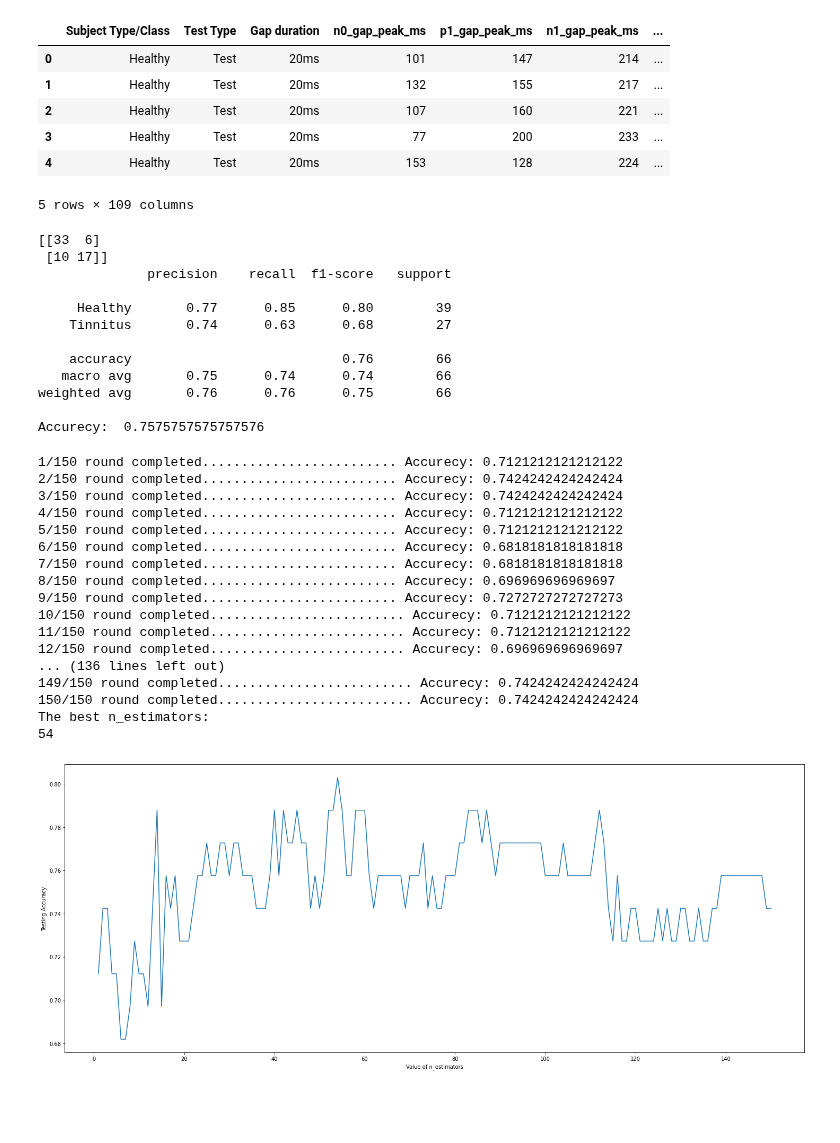
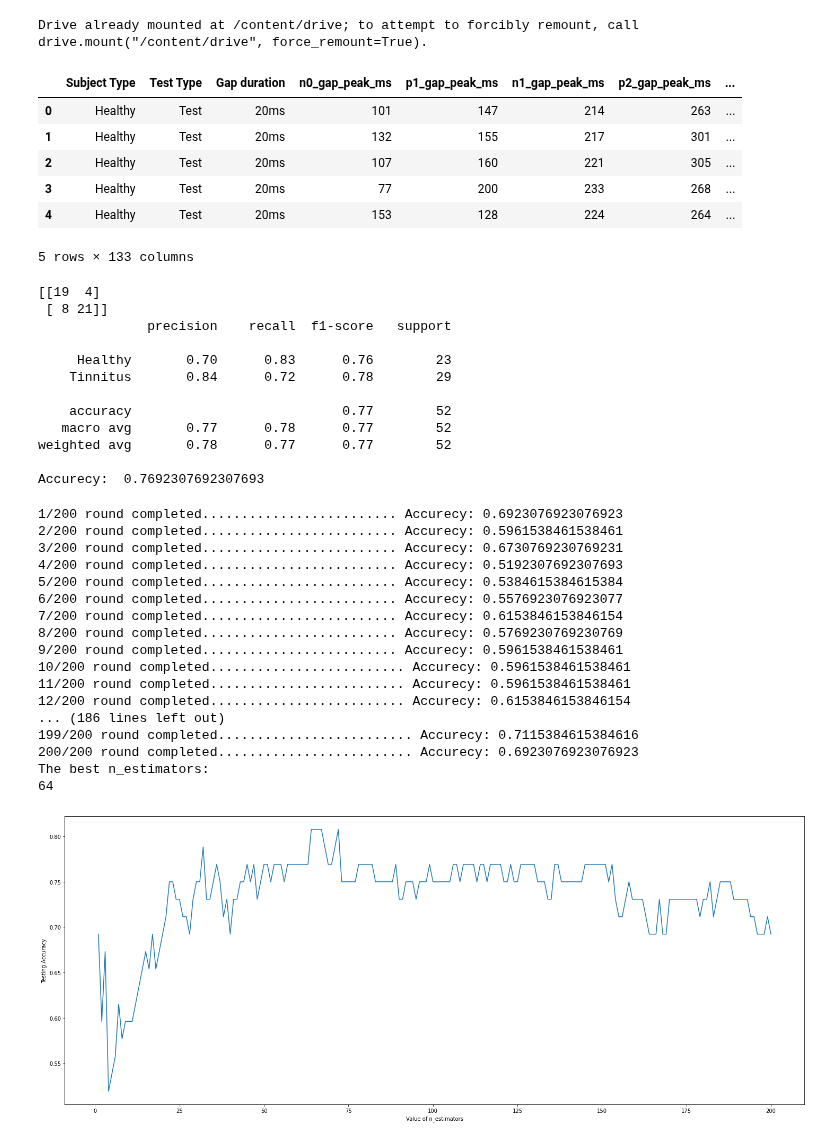
Before and after one commit to RafsanJany-44/ARC_Machine, a Jupyter notebook: MachineLearning_ADABoost.ipynb, the cells around one changed output. Drawn from its saved outputs; the diff is of its cells as text; code cells hidden in the pictures; blank space fills up the shorter version.

```diff
--- a/MachineLearning_ADABoost.ipynb
+++ b/MachineLearning_ADABoost.ipynb
@@ -3,17 +3,22 @@
+# %%
+from google.colab import drive
+drive.mount('/content/drive')
+# %% [output]
+Drive already mounted at /content/drive; to attempt to forcibly remount, call drive.mount("/content/drive", force_remount=True).
 # %%
 import numpy as np
 import pandas as pd
-dataset=pd.read_csv("https://raw.githubusercontent.com/RafsanJany-44/IQ-RAM-SIRSK/main/Tinnitus_ALR_features_106.csv")
+dataset=pd.read_csv("/content/drive/MyDrive/Iqram Sir/Tinnitus_ALR_features_130.csv")
 # %%
 dataset.head()
 # %% [output]
-|  | Subject Type/Class | Test Type | Gap duration | n0_gap_peak_ms | p1_gap_peak_ms | n1_gap_peak_ms | ... |
-| 0 | Healthy | Test | 20ms | 101 | 147 | 214 | ... |
-| 1 | Healthy | Test | 20ms | 132 | 155 | 217 | ... |
-| 2 | Healthy | Test | 20ms | 107 | 160 | 221 | ... |
-| 3 | Healthy | Test | 20ms | 77 | 200 | 233 | ... |
-| 4 | Healthy | Test | 20ms | 153 | 128 | 224 | ... |
+|  | Subject Type | Test Type | Gap duration | n0_gap_peak_ms | p1_gap_peak_ms | n1_gap_peak_ms | p2_gap_peak_ms | ... |
+| 0 | Healthy | Test | 20ms | 101 | 147 | 214 | 263 | ... |
+| 1 | Healthy | Test | 20ms | 132 | 155 | 217 | 301 | ... |
+| 2 | Healthy | Test | 20ms | 107 | 160 | 221 | 305 | ... |
+| 3 | Healthy | Test | 20ms | 77 | 200 | 233 | 268 | ... |
+| 4 | Healthy | Test | 20ms | 153 | 128 | 224 | 264 | ... |
-5 rows × 109 columns
+5 rows × 133 columns
 # %%
 X = dataset.iloc[:, 3:]
 y = dataset.iloc[:, 0]
@@ -30,7 +35,7 @@ X_test = sc.transform(X_test)
 
 from sklearn.ensemble import AdaBoostClassifier
 
-classifier = GradientBoostingClassifier(random_state=0)
+classifier = AdaBoostClassifier(random_state=0)
 classifier.fit(X_train, y_train)
 y_pred = classifier.predict(X_test)
 
@@ -39,66 +44,66 @@ print(confusion_matrix(y_test, y_pred))
 print(classification_report(y_test,y_pred))
 print("Accurecy: ",accuracy_score(y_test, y_pred))
 # %% [output]
-[[33  6]
- [10 17]]
+[[19  4]
+ [ 8 21]]
               precision    recall  f1-score   support
 
-     Healthy       0.77      0.85      0.80        39
-    Tinnitus       0.74      0.63      0.68        27
+     Healthy       0.70      0.83      0.76        23
+    Tinnitus       0.84      0.72      0.78        29
 
-    accuracy                           0.76        66
-   macro avg       0.75      0.74      0.74        66
-weighted avg       0.76      0.76      0.75        66
+    accuracy                           0.77        52
+   macro avg       0.77      0.78      0.77        52
+weighted avg       0.78      0.77      0.77        52
 
-Accurecy:  0.7575757575757576
+Accurecy:  0.7692307692307693
 # %%
 from sklearn.ensemble import AdaBoostClassifier
-N=150
+N=200
 k_range = range (1,N+1)
 scores={}
 scores_list = []
 for k in k_range:
   classifier = AdaBoostClassifier(n_estimators=k,random_state=0)
   classifier.fit(X_train, y_train)
   y_pred=classifier.predict(X_test)
   scores[k] = accuracy_score(y_test,y_pred)
   scores_list.append(accuracy_score(y_test,y_pred))
   print(str(k)+"/"+str(N)+" round completed......................... Accurecy: "+str(accuracy_score(y_test,y_pred)))
 
 
 
 %matplotlib inline
 import matplotlib.pyplot as plt
 #plot the relationship between K and the testing accuracy
 plt.figure(figsize = (25,10))
 plt.plot(k_range,scores_list)
 plt.xlabel('Value of n_estimators')
 plt.ylabel ('Testing Accuracy')
 
 
 
 print("The best n_estimators:")
 best_estimator=list(scores.keys())[scores_list.index(max(scores_list))]
 print(best_estimator)
 # %% [output]
-1/150 round completed......................... Accurecy: 0.7121212121212122
-2/150 round completed......................... Accurecy: 0.7424242424242424
-3/150 round completed......................... Accurecy: 0.7424242424242424
-4/150 round completed......................... Accurecy: 0.7121212121212122
-5/150 round completed......................... Accurecy: 0.7121212121212122
-6/150 round completed......................... Accurecy: 0.6818181818181818
-7/150 round completed......................... Accurecy: 0.6818181818181818
-8/150 round completed......................... Accurecy: 0.696969696969697
-9/150 round completed......................... Accurecy: 0.7272727272727273
-10/150 round completed......................... Accurecy: 0.7121212121212122
-11/150 round completed......................... Accurecy: 0.7121212121212122
-12/150 round completed......................... Accurecy: 0.696969696969697
-... (136 lines left out)
-149/150 round completed......................... Accurecy: 0.7424242424242424
-150/150 round completed......................... Accurecy: 0.7424242424242424
+1/200 round completed......................... Accurecy: 0.6923076923076923
+2/200 round completed......................... Accurecy: 0.5961538461538461
+3/200 round completed......................... Accurecy: 0.6730769230769231
+4/200 round completed......................... Accurecy: 0.5192307692307693
+5/200 round completed......................... Accurecy: 0.5384615384615384
+6/200 round completed......................... Accurecy: 0.5576923076923077
+7/200 round completed......................... Accurecy: 0.6153846153846154
+8/200 round completed......................... Accurecy: 0.5769230769230769
+9/200 round completed......................... Accurecy: 0.5961538461538461
+10/200 round completed......................... Accurecy: 0.5961538461538461
+11/200 round completed......................... Accurecy: 0.5961538461538461
+12/200 round completed......................... Accurecy: 0.6153846153846154
+... (186 lines left out)
+199/200 round completed......................... Accurecy: 0.7115384615384616
+200/200 round completed......................... Accurecy: 0.6923076923076923
 The best n_estimators:
-54
+64
-[figure, old version]
+[figure, new version]
 # %%
 from sklearn.ensemble import AdaBoostClassifier
 
```
Also changed, not shown: parts of 2 cells of this notebook.
